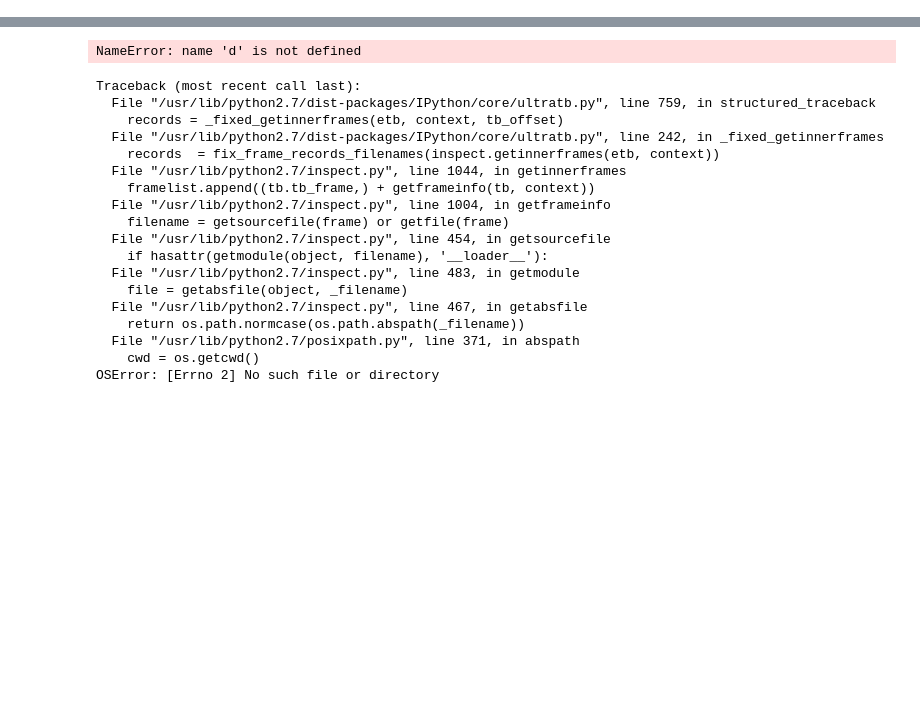
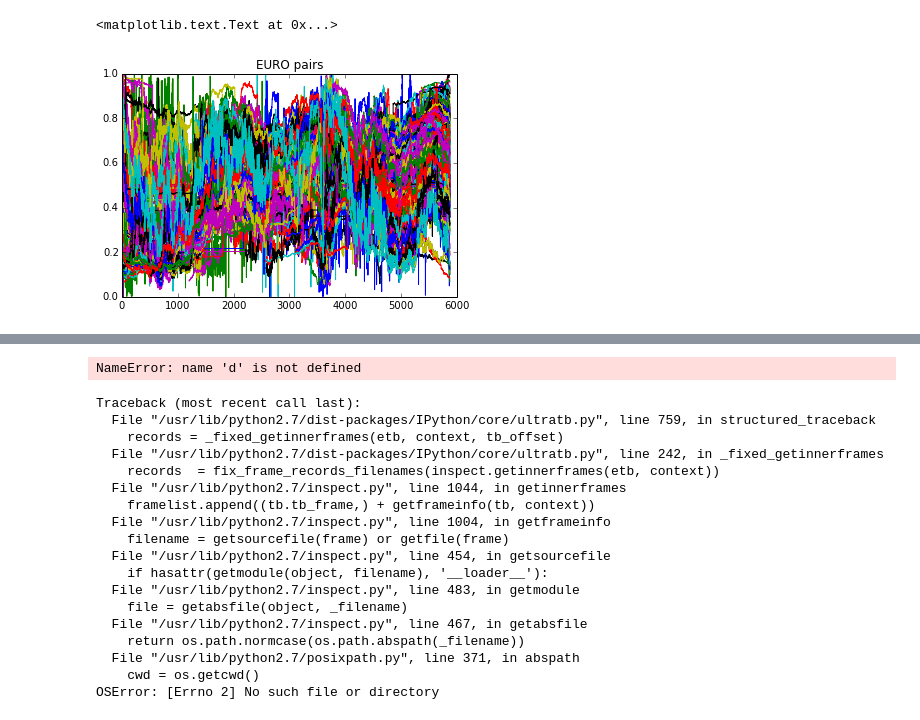
Before and after one commit to qorelogic/ml2, a Jupyter notebook: bin/quandl-fun.ipynb, the cells around one changed output, grey strips where cells are left out. Saved outputs shown, nothing was run; the diff lists cells and outputs as text; code cells hidden in the pictures; blank space fills up the shorter version.

Commit message:
quandl-fun EURO pairs

```diff
--- a/bin/quandl-fun.ipynb
+++ b/bin/quandl-fun.ipynb
@@ -26,0 +46,15 @@ Date
+# %%
+tk = []
+tl = []
+for i in pa:
+    tk.append('BNP/'+i)
+    tl.append('BNP.'+i+' - '+i[0:3]+'/'+i[3:6])
+#print tk
+#print tl
+# BNP/USDARS
+# BNP.USDARS - USD/ARS
+#["BNP/USDARS",'EURVUV']
+d = q.get(tk, authtoken="WVsyCxwHeYZZyhf5RHs2")
+print d
+#['USD/ARS']
+plot(d.ix[:,tl])
@@ -27,3 +80,12 @@ Date
+# %%
+from qoreliquid import *
+plot(sigmoidme(normalizeme(d)))
+#legend(d.columns)
+title('EURO pairs')
+#print d
+# %% [output]
+<matplotlib.text.Text at 0x...>
+[figure, added]
 # %%
 d = q.get("DOE/RBRTE", authtoken="WVsyCxwHeYZZyhf5RHs2")
 #print d
```
Also changed, not shown: parts of 5 cells of this notebook, 2 other files.
